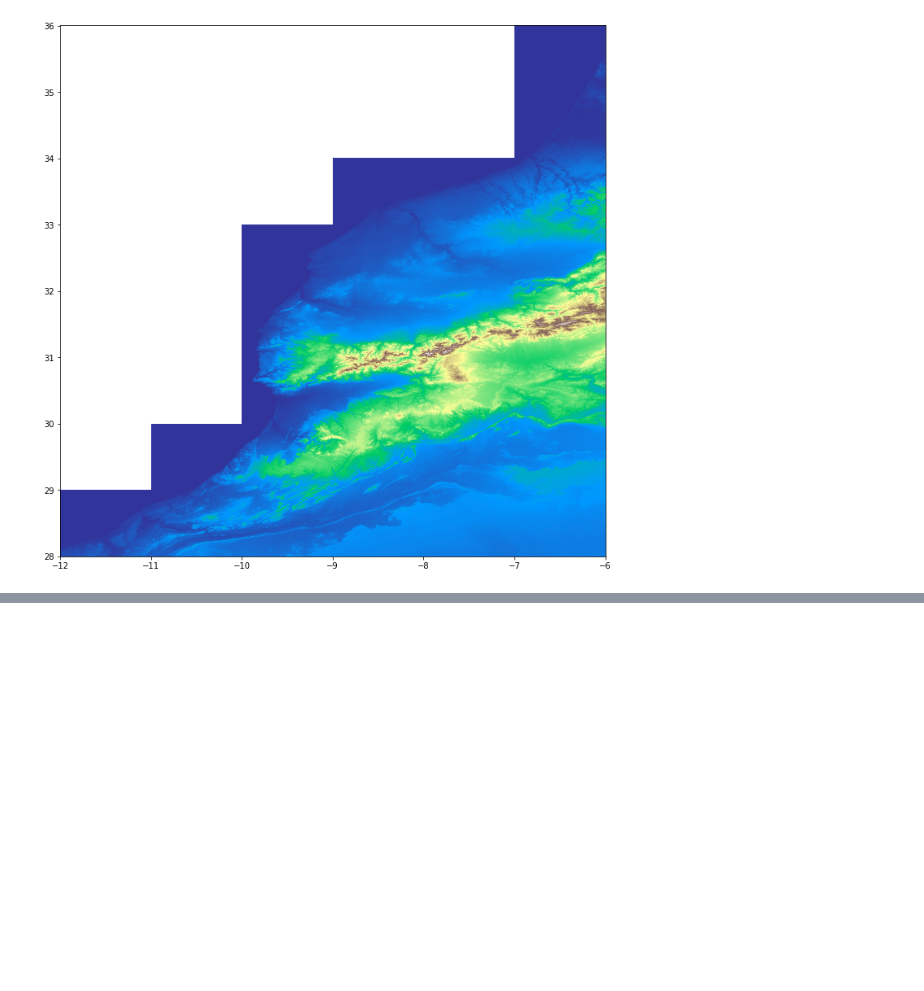
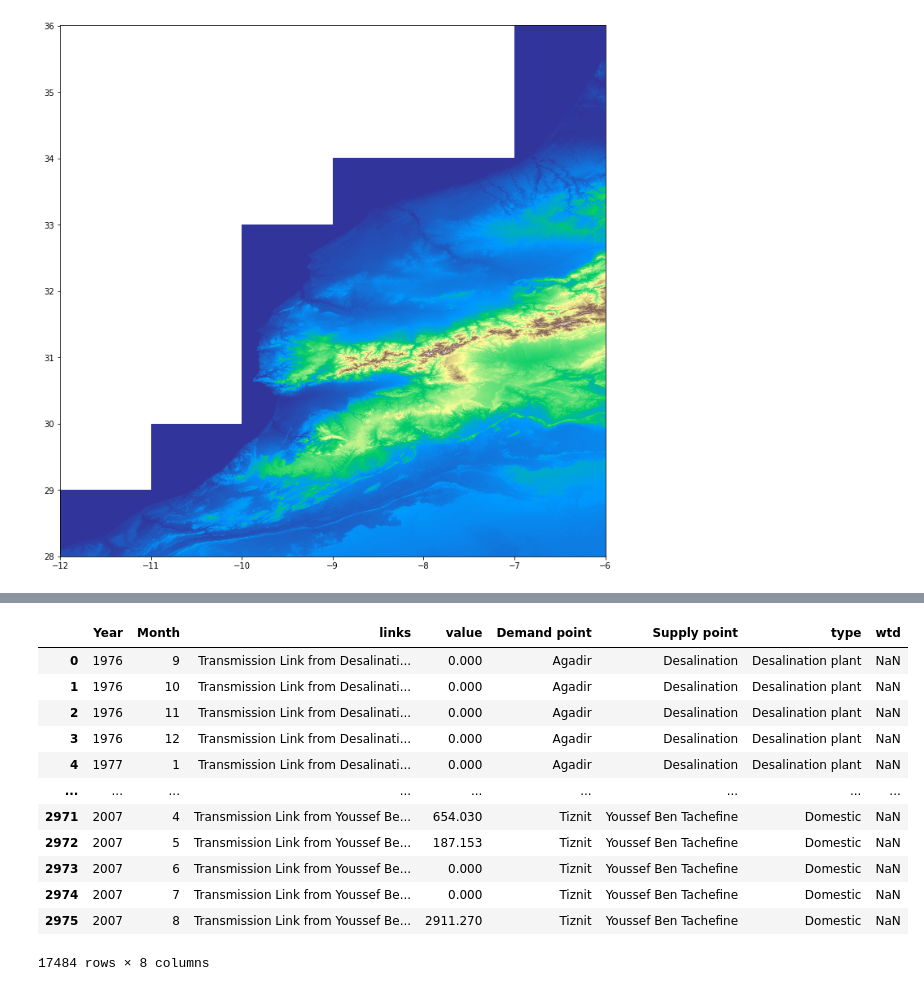
Before and after one commit to KTH-dESA/FAO, a Jupyter notebook: Souss-Massa-schematic.ipynb, the cells around one changed output, grey strips where cells are left out. Cells and saved outputs as stored; diff of their text form; code cells hidden in the pictures; blank space fills up the shorter version.

```diff
--- a/Souss-Massa-schematic.ipynb
+++ b/Souss-Massa-schematic.ipynb
@@ -94,8 +96,8 @@ with rasterio.open("Data - Souss-Massa/GIS/wtd//Souss-Massa WTD.tif") as src:
 # %% [output]
 [figure]
 # %%
-supply_links['wtd_m'] = wp.sample_raster("Data - Souss-Massa/GIS/wtd/Africa_model_wtd_v2.nc",
-                                         supply_links)
+groundwater['wtd_m'] = wp.sample_raster("Data - Souss-Massa/GIS/wtd/Africa_model_wtd_v2.nc",
+                                         groundwater)
 # %%
 wp.merge_rasters('Data - Souss-Massa/GIS/DEM/*', 'EPSG:4326',
                  "Data - Souss-Massa/GIS/DEM//Souss-Massa DEM.tif")
@@ -190,7 +192,9 @@ for scenario in scenarios:
             df = pd.DataFrame()
             for sheet_name, category in sheet_names.items():
                 df = df.append(integrate_data(sheet_name, category, {'Demand point': demand_links,
-                                                                     'Suply point': supply_links}))
+                                                                     'Supply point': supply_links}))
+
+            df['wtd'] = df['Supply point'].map(groundwater.set_index('point')['wtd_m'])
 
             df_wwtp = integrate_data('WWTP Inflow', 'wwtp', {'WWTP': wwtp}, 'point', 'point')
 
@@ -199,3 +212,19 @@ for scenario in scenarios:
+# %%
+df
+# %% [output]
+|  | Year | Month | links | value | Demand point | Supply point | type | wtd |
+| 0 | 1976 | 9 | Transmission Link from Desalinati... | 0.000 | Agadir | Desalination | Desalination plant | NaN |
+| 1 | 1976 | 10 | Transmission Link from Desalinati... | 0.000 | Agadir | Desalination | Desalination plant | NaN |
+| 2 | 1976 | 11 | Transmission Link from Desalinati... | 0.000 | Agadir | Desalination | Desalination plant | NaN |
+| 3 | 1976 | 12 | Transmission Link from Desalinati... | 0.000 | Agadir | Desalination | Desalination plant | NaN |
+| 4 | 1977 | 1 | Transmission Link from Desalinati... | 0.000 | Agadir | Desalination | Desalination plant | NaN |
+| ... | ... | ... | ... | ... | ... | ... | ... | ... |
+| 2971 | 2007 | 4 | Transmission Link from Youssef Be... | 654.030 | Tiznit | Youssef Ben Tachefine | Domestic | NaN |
+| 2972 | 2007 | 5 | Transmission Link from Youssef Be... | 187.153 | Tiznit | Youssef Ben Tachefine | Domestic | NaN |
+| 2973 | 2007 | 6 | Transmission Link from Youssef Be... | 0.000 | Tiznit | Youssef Ben Tachefine | Domestic | NaN |
+| 2974 | 2007 | 7 | Transmission Link from Youssef Be... | 0.000 | Tiznit | Youssef Ben Tachefine | Domestic | NaN |
+| 2975 | 2007 | 8 | Transmission Link from Youssef Be... | 2911.270 | Tiznit | Youssef Ben Tachefine | Domestic | NaN |
+17484 rows × 8 columns
 # %%
 folder = r'Morocco dashboard/spatial_data'
 wp.create_folder(folder)
```
Also changed, not shown: parts of 9 cells of this notebook, 21 other files.
